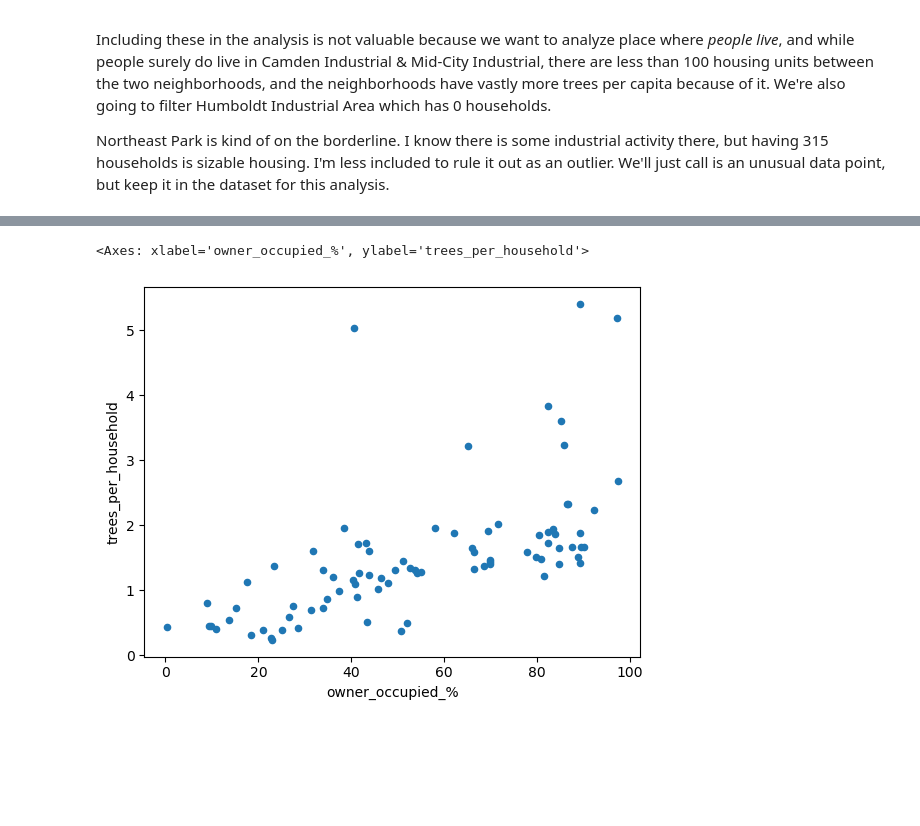
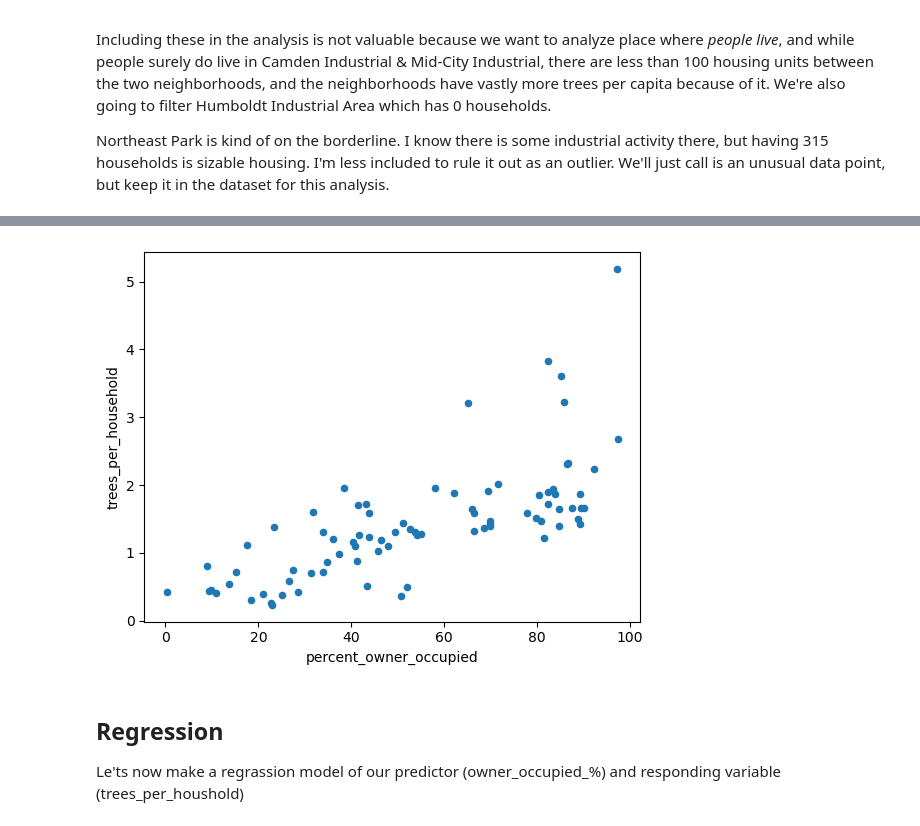
Before and after one commit to josiahpasse-cmd/minneapolis-tree-analysis, a Jupyter notebook: analysis.ipynb, the cells around one changed output, grey strips where cells are left out. Cells and saved outputs as stored; diff of their text form; code cells hidden in the pictures; blank space fills up the shorter version.

```diff
--- a/analysis.ipynb
+++ b/analysis.ipynb
@@ -39,0 +43,11 @@ EPSG:4326
+# %%
+# Convert neighborhoods_geo to the Minnesota Coordinate Reference System
+# This is needed because the earth is a sphere and we need to use mapping specific to Minnesota
+# I know all of this and got a lot of help from Gemini here.
+neighborhoods_geo = neighborhoods_geo.to_crs(epsg=26915)
+neighborhoods_geo['sq_miles'] = neighborhoods_geo.geometry.area / 2589988.11
+neighborhoods_geo.loc[neighborhoods_geo["BDNAME"] == "Wenonah"]
+
+# These numbers don't match what I found from the US Census Bureau
+# I don't feel like we can trust it
+# https://data.census.gov/table?g=050XX00US27053$1400000&d=GEO+Geography+Information
@@ -238,8 +257,8 @@ housing_data
 Eventually we're going to join this DataFrame to aggregated data from `mpls_trees`, but first let's compute the percentages of owner_occupied vs renter_occupied
 # %%
 # Convert housing_data totals to percentages
-housing_data["owner_occupied_%"] = (housing_data["owner_occupied"] / housing_data["total_occupied_units"]).astype(float).round(4) * 100
-housing_data["renter_occupied_%"] = (housing_data["renter_occupied"] / housing_data["total_occupied_units"]).astype(float).round(4) * 100
+housing_data["percent_owner_occupied"] = (housing_data["owner_occupied"] / housing_data["total_occupied_units"]).astype(float).round(4) * 100
+housing_data["percent_renter_occupied"] = (housing_data["renter_occupied"] / housing_data["total_occupied_units"]).astype(float).round(4) * 100
 # %% [markdown]
 ### Aggregating Tree Data
 Let's calculate some aggregates for tree count by neighborhood
@@ -345,6 +364,8 @@ tree_count_by_neighborhood
 # %%
 # And plot one more time
-tree_count_by_neighborhood.plot(kind="scatter", x="owner_occupied_%", y="trees_per_household")
+tree_count_by_neighborhood.plot(kind="scatter", x="percent_owner_occupied", y="trees_per_household");
 # %% [output]
-<Axes: xlabel='owner_occupied_%', ylabel='trees_per_household'>
-[figure, old version]
+[figure, new version]
+# %% [markdown]
+## Regression
+Le'ts now make a regrassion model of our predictor (owner_occupied_%) and responding variable (trees_per_houshold)
```
Also changed, not shown: parts of 12 cells of this notebook.
